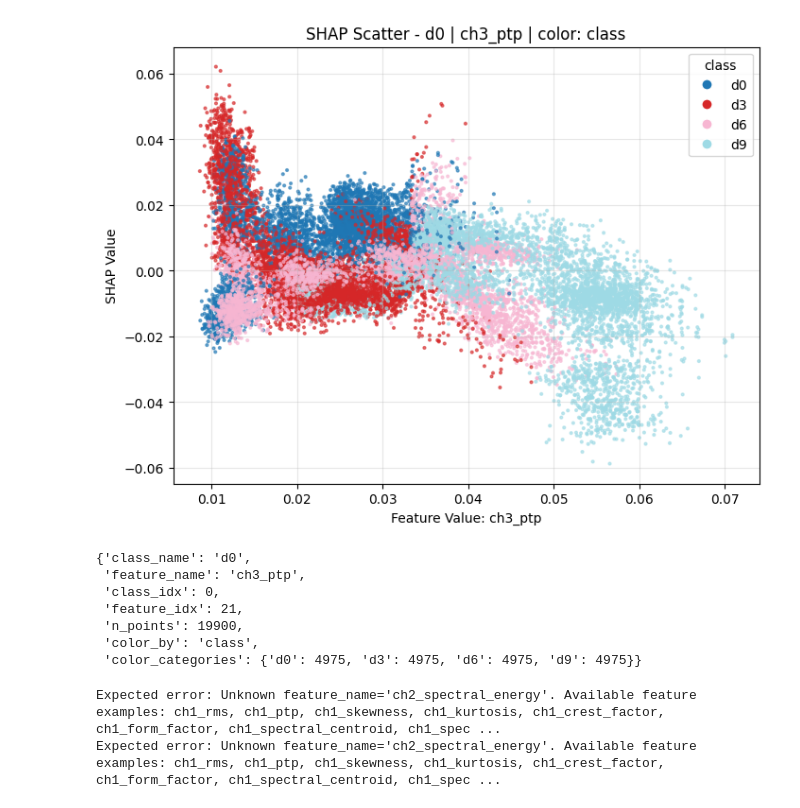
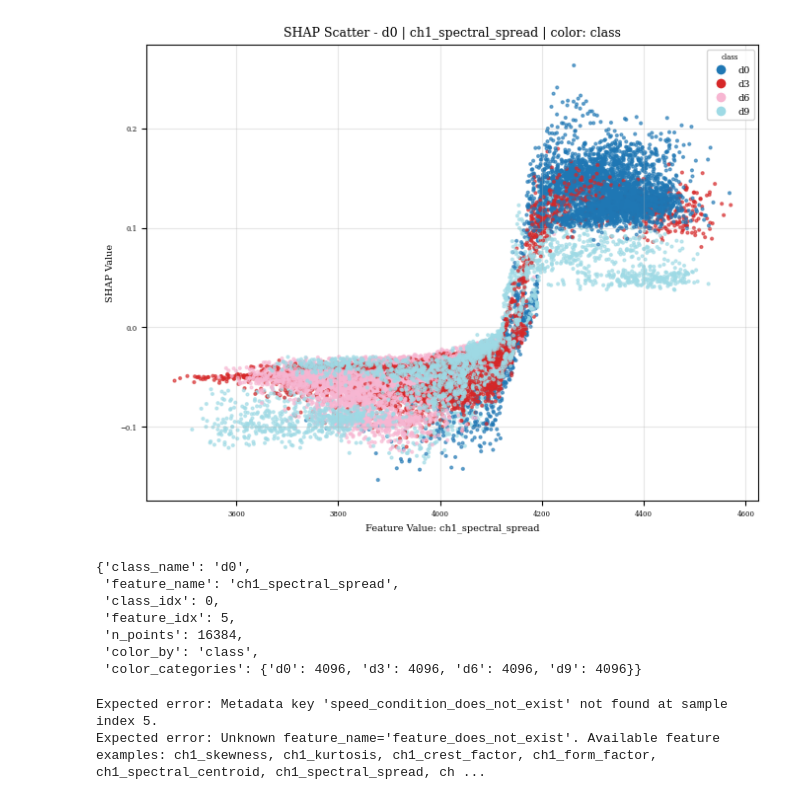
Before and after one commit to efvai/health-asyn-ml, a Jupyter notebook: notebooks/ml_pipeline.ipynb, the cells around one changed output. Saved outputs shown, nothing was run; the diff lists cells and outputs as text; code cells hidden in the pictures.

```diff
--- a/notebooks/ml_pipeline.ipynb
+++ b/notebooks/ml_pipeline.ipynb
@@ -14,7 +14,7 @@ from ml_toolbox.data_loader import DataLoader, create_windows_for_ml, create_lab
 from ml_toolbox.analysis.model_evaluation import evaluate_model_cv, cv_shap
 
 # Initialize dataset manager
-dataset_path = project_root / "data_set_4"
+dataset_path = project_root / "data_set_6"
 data_loader = DataLoader(dataset_path)
 import hashlib
 import json
@@ -58,7 +58,7 @@ load_params = {
 window_params = {
     "window_size": 10000,
     "overlap_ratio": 0.5,
-    "max_windows_per_class": 4975,
+    "max_windows_per_class": 4096,
     "shuffle": False,
     "random_state": 42,
 }
@@ -1465,25 +1475,25 @@ ValueError: Unknown feature_name='ch3_rms'. Available feature examples: ch1_rms,
 # %%
 plot_shap_scatter(
             class_name="d0",
-            feature_name="ch3_ptp",
+            feature_name="ch1_spectral_spread",
             color_by="class",
             marker_size=2
 )
 # %% [output]
-[figure, old version]
+[figure, new version]
 {'class_name': 'd0',
- 'feature_name': 'ch3_ptp',
+ 'feature_name': 'ch1_spectral_spread',
  'class_idx': 0,
- 'feature_idx': 21,
- 'n_points': 19900,
+ 'feature_idx': 5,
+ 'n_points': 16384,
  'color_by': 'class',
- 'color_categories': {'d0': 4975, 'd3': 4975, 'd6': 4975, 'd9': 4975}}
+ 'color_categories': {'d0': 4096, 'd3': 4096, 'd6': 4096, 'd9': 4096}}
 # %%
 # Strict validation checks
 try:
     plot_shap_scatter(
         class_name="d0",
-        feature_name="ch2_spectral_energy",
+        feature_name="ch3_spectral_entropy",
         color_by="speed_condition_does_not_exist",
     )
 except ValueError as exc:
@@ -1494,7 +1504,7 @@ else:
 try:
     plot_shap_dependence_interaction(
         class_name="d0",
-        feature_name="ch2_spectral_energy",
+        feature_name="ch3_spectral_entropy",
         interaction_feature_name="feature_does_not_exist",
     )
 except ValueError as exc:
@@ -1502,8 +1512,8 @@ except ValueError as exc:
 else:
     raise AssertionError("Expected ValueError for unknown interaction feature name.")
 # %% [output]
-Expected error: Unknown feature_name='ch2_spectral_energy'. Available feature examples: ch1_rms, ch1_ptp, ch1_skewness, ch1_kurtosis, ch1_crest_factor, ch1_form_factor, ch1_spectral_centroid, ch1_spec ...
-Expected error: Unknown feature_name='ch2_spectral_energy'. Available feature examples: ch1_rms, ch1_ptp, ch1_skewness, ch1_kurtosis, ch1_crest_factor, ch1_form_factor, ch1_spectral_centroid, ch1_spec ...
+Expected error: Metadata key 'speed_condition_does_not_exist' not found at sample index 5.
+Expected error: Unknown feature_name='feature_does_not_exist'. Available feature examples: ch1_skewness, ch1_kurtosis, ch1_crest_factor, ch1_form_factor, ch1_spectral_centroid, ch1_spectral_spread, ch ...
 # %%
 import numpy as np
 import matplotlib.pyplot as plt
```
Also changed, not shown: parts of 7 cells of this notebook, 11 other files.
